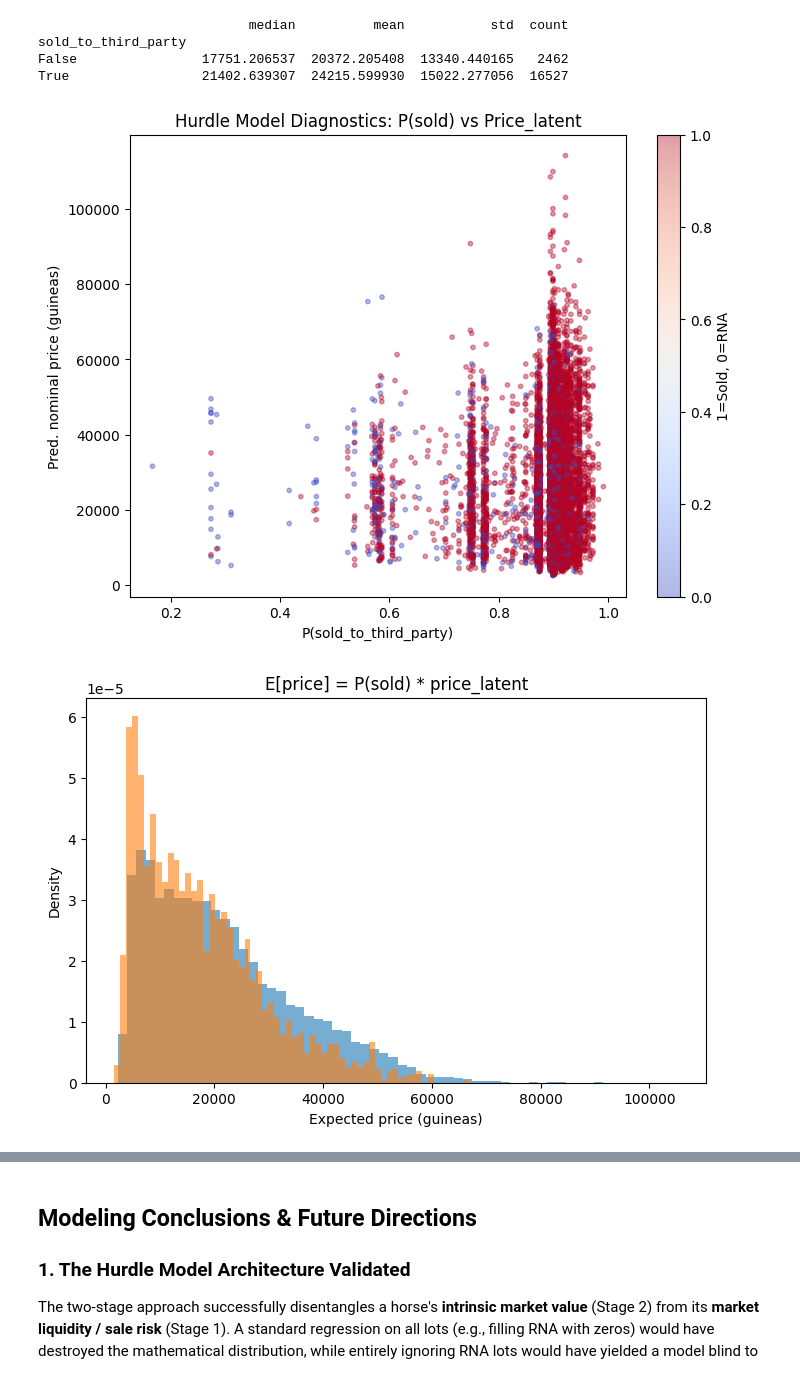
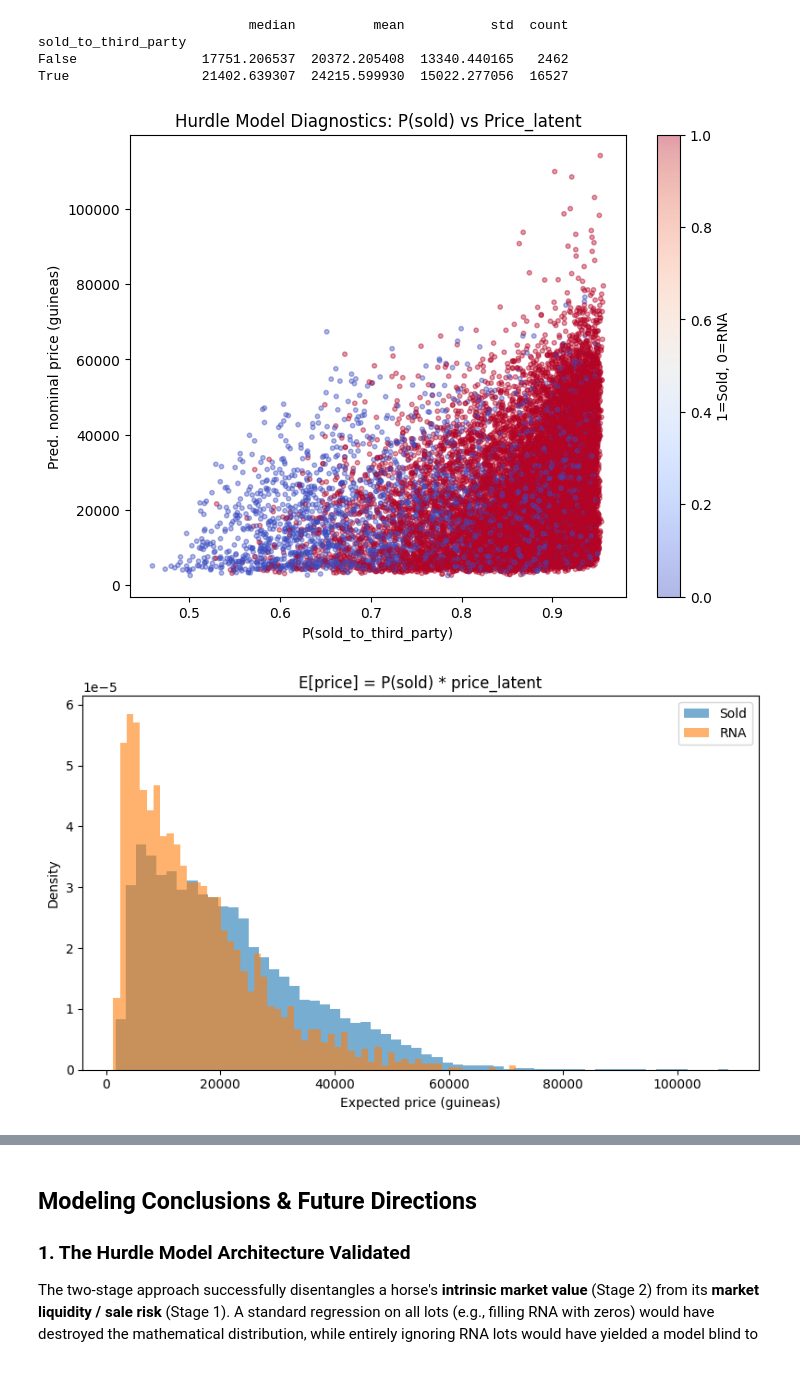
Before and after one commit to carroyo03/tfm-tattersalls, a Jupyter notebook: notebooks/04_Modeling.ipynb, the cells around one changed output, grey strips where cells are left out. Saved outputs shown, nothing was run; the diff lists cells and outputs as text; code cells hidden in the pictures.

```diff
--- a/notebooks/04_Modeling.ipynb
+++ b/notebooks/04_Modeling.ipynb
@@ -599,6 +608,5 @@ display(pd.DataFrame(data).sort_values("val_pr_auc", ascending=False))
 # %%
-# Determine best model by val PR-AUC (across all 6)
-from src.model_wrappers import StackingClassifierWrapper
+# Determine best model by val PR-AUC (across all 6), broken by Brier if tied
 
 stacking_clf_wrapper = StackingClassifierWrapper(
     base_models={"rf": rf_best, "xgb": xgb_best, "lgbm": lgbm_best, "cb": cb_best},
@@ -615,10 +623,22 @@ all_clf_candidates = {
     "stacking_classifier":          (prob_val_stk,  prob_test_stk,  stacking_clf_wrapper, True),
 }
 
-# Select best model using in-memory metrics (independent of MLflow query state)
+# ── Multi-criterion selection: PR-AUC primary, Brier tiebreaker if top-2 within <= 0.001 ──
 _pr_auc_in_memory = {name: average_precision_score(y_val, vals[0]) for name, vals in all_clf_candidates.items()}
-best_run_name = max(_pr_auc_in_memory, key=_pr_auc_in_memory.get)
-print("Best Stage 1 model:", best_run_name, f"(val PR-AUC={_pr_auc_in_memory[best_run_name]:.4f})")
+_sorted = sorted(_pr_auc_in_memory.items(), key=lambda x: -x[1])
+
+if len(_sorted) >= 2 and (_sorted[0][1] - _sorted[1][1]) <= 0.001:
+    _brier_in_memory = {
+        name: brier_score_loss(y_val, all_clf_candidates[name][0])
+        for name, _ in _sorted[:2]
+    }
+    best_run_name = min(_brier_in_memory, key=_brier_in_memory.get)
+    print(f"PR-AUC tie (diff <= 0.001) → broken by Brier: {best_run_name} "
+          f"(Brier={_brier_in_memory[best_run_name]:.4f})")
+else:
+    best_run_name = _sorted[0][0]
+    print("Best Stage 1 model:", best_run_name, f"(val PR-AUC={_pr_auc_in_memory[best_run_name]:.4f})")
+
 # Look up MLflow run for run_id export (Cell 30)
 best_run = next((r for r in runs if r.info.run_name == best_run_name), None)
 
@@ -1217,13 +1361,18 @@ if nan_counts.sum() > 0:
         print(f"  {col}: {cnt} NaN(s)")
     print("Filling NaN with 0 — verify this is appropriate for each feature.")
 X_univ = univ_df[features_reg].fillna(0)
+# Use stacking ensemble for inference — combines all 4 base models
 log_price_all = reg_best_model.predict(X_univ)
 
+# Compute sigma² from stacking residuals on val set
+sigma2_used = sigma2_reg
+print(f"sigma² (stacking regressor): {sigma2_used:.4f}")
+
 univ_df['log_price_pred']     = log_price_all
-univ_df['price_nominal_pred'] = np.exp(log_price_all + sigma2_reg / 2)
+univ_df['price_nominal_pred'] = np.exp(log_price_all + sigma2_used / 2)
 
-# Stage 1 probabilities — `clf_final` is the (possibly calibrated) classifier selected above
-clf_best_proba_all = clf_final.predict_proba(univ_df[features_clf])[:, 1]
+# Stage 1 — stacking probabilities (no calibration needed, Brier 0.089 natively)
+clf_best_proba_all = clf_best_artifact.predict_proba(univ_df[features_clf])[:, 1]
 univ_df['prob_sold'] = clf_best_proba_all
 
 print(univ_df[['sale_year', 'sold_to_third_party', 'prob_sold', 'price_nominal_pred']].head())
@@ -1262,25 +1412,28 @@ True                 21402.639307  24215.599930  15022.277056  16527
 # %%
 # Hurdle combined price expectation
 univ_df['expected_price'] = univ_df['prob_sold'] * univ_df['price_nominal_pred']
 
 fig, ax = plt.subplots(figsize=(8, 6))
 scatter = ax.scatter(univ_df['prob_sold'], univ_df['price_nominal_pred'],
                      c=univ_df['sold_to_third_party'], cmap='coolwarm', alpha=0.4, s=10)
 ax.set_xlabel("P(sold_to_third_party)")
 ax.set_ylabel("Pred. nominal price (guineas)")
 ax.set_title("Hurdle Model Diagnostics: P(sold) vs Price_latent")
 plt.colorbar(scatter, label="1=Sold, 0=RNA")
 plt.show()
 
 # E[price] distribution
 fig, ax = plt.subplots(figsize=(8, 5))
 ax.hist(univ_df.loc[sold_mask_all, 'expected_price'], bins=60, alpha=0.6, label='Sold', density=True)
 ax.hist(univ_df.loc[rna_mask_all,  'expected_price'], bins=60, alpha=0.6, label='RNA', density=True)
 ax.set_xlabel("Expected price (guineas)"); ax.set_ylabel("Density"); ax.set_title("E[price] = P(sold) * price_latent")
+# Add a legend for knowing which color corresponds to sold vs RNA
+ax.legend()
+plt.tight_layout()
 plt.show()
 # %% [output]
-[figure, old version]
+[figure, new version]
-[figure, old version]
+[figure, new version]
 # %%
 top_rna = univ_df[~sold_mask_all].nlargest(10, 'price_nominal_pred')
 print("Top 10 RNA lots by predicted latent price:")
```
Also changed, not shown: parts of 27 cells of this notebook, 9 other files.
